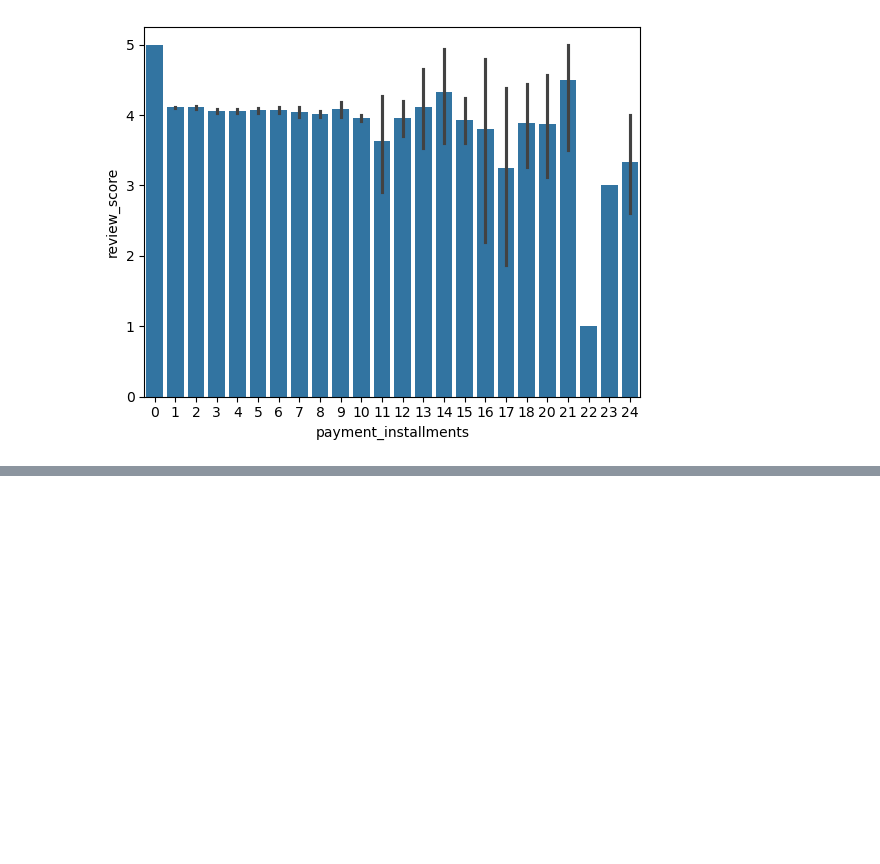
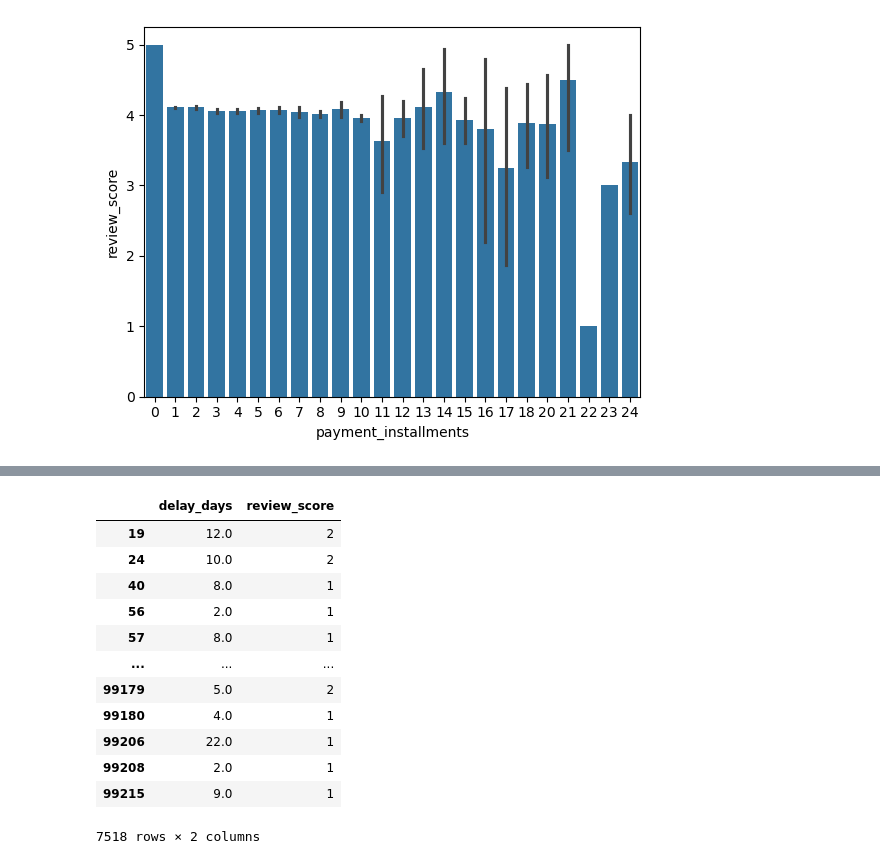
Before and after one commit to taaesu/olist_analysis, a Jupyter notebook: olist_analysis.ipynb, the cells around one changed output, grey strips where cells are left out. Saved outputs shown, nothing was run; the diff lists cells and outputs as text; code cells hidden in the pictures; blank space fills up the shorter version.

```diff
--- a/olist_analysis.ipynb
+++ b/olist_analysis.ipynb
@@ -757,0 +801,17 @@ sns.barplot(data=df, x='payment_installments', y='review_score');
+# %%
+delayed = df_is_delayed[df_is_delayed.is_delayed==True].loc[:,['delay_days','review_score']]
+delayed
+# %% [output]
+|  | delay_days | review_score |
+| 19 | 12.0 | 2 |
+| 24 | 10.0 | 2 |
+| 40 | 8.0 | 1 |
+| 56 | 2.0 | 1 |
+| 57 | 8.0 | 1 |
+| ... | ... | ... |
+| 99179 | 5.0 | 2 |
+| 99180 | 4.0 | 1 |
+| 99206 | 22.0 | 1 |
+| 99208 | 2.0 | 1 |
+| 99215 | 9.0 | 1 |
+7518 rows × 2 columns
```
Also changed, not shown: parts of 6 cells of this notebook, 1 other file.
